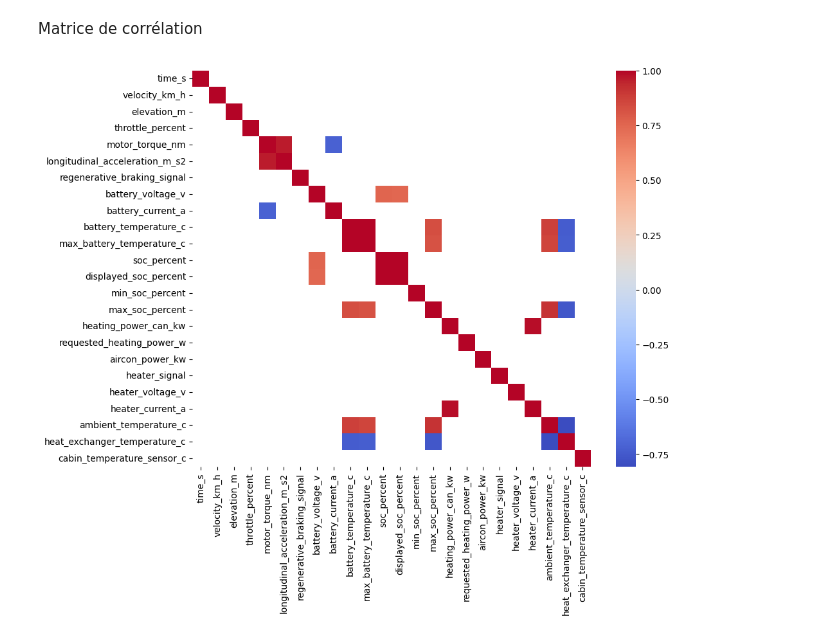
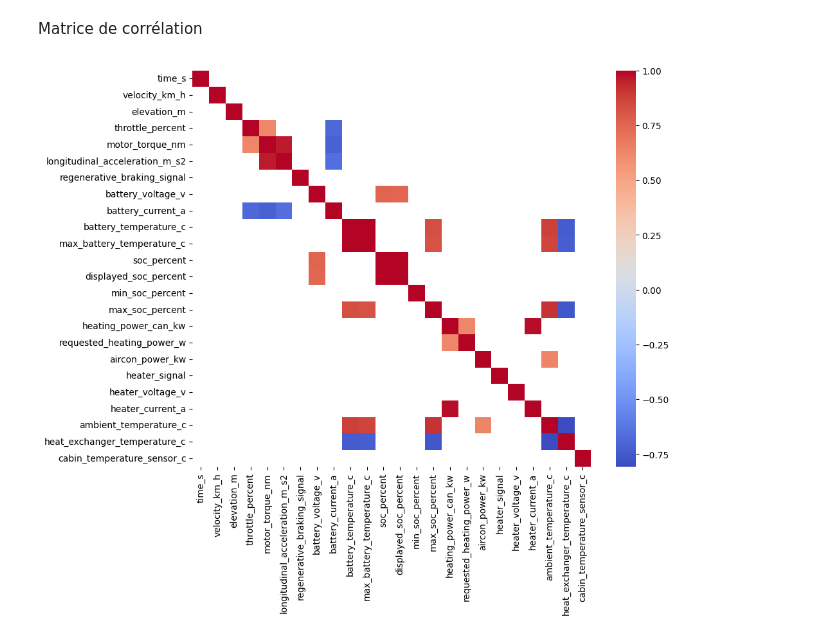
Before and after one commit to nathanboschi25/S4_DataViz_Project, a Jupyter notebook: Project.ipynb, the cells around one changed output. Drawn from its saved outputs; the diff is of its cells as text; code cells hidden in the pictures.

```diff
--- a/Project.ipynb
+++ b/Project.ipynb
@@ -310,12 +310,12 @@ Matrice de corrélation
 # %%
 num_df = df.select_dtypes(include=[np.number])
 
 corr = num_df.corr()
 
-mask = np.abs(corr) < 0.7
+mask = np.abs(corr) < 0.6
 
 plt.figure(figsize=(10, 8))
 sns.heatmap(corr, mask = mask, annot=False, cmap='coolwarm')
 plt.show()
 # %% [output]
-[figure, old version]
+[figure, new version]
```
Also changed, not shown: parts of 11 cells of this notebook.
